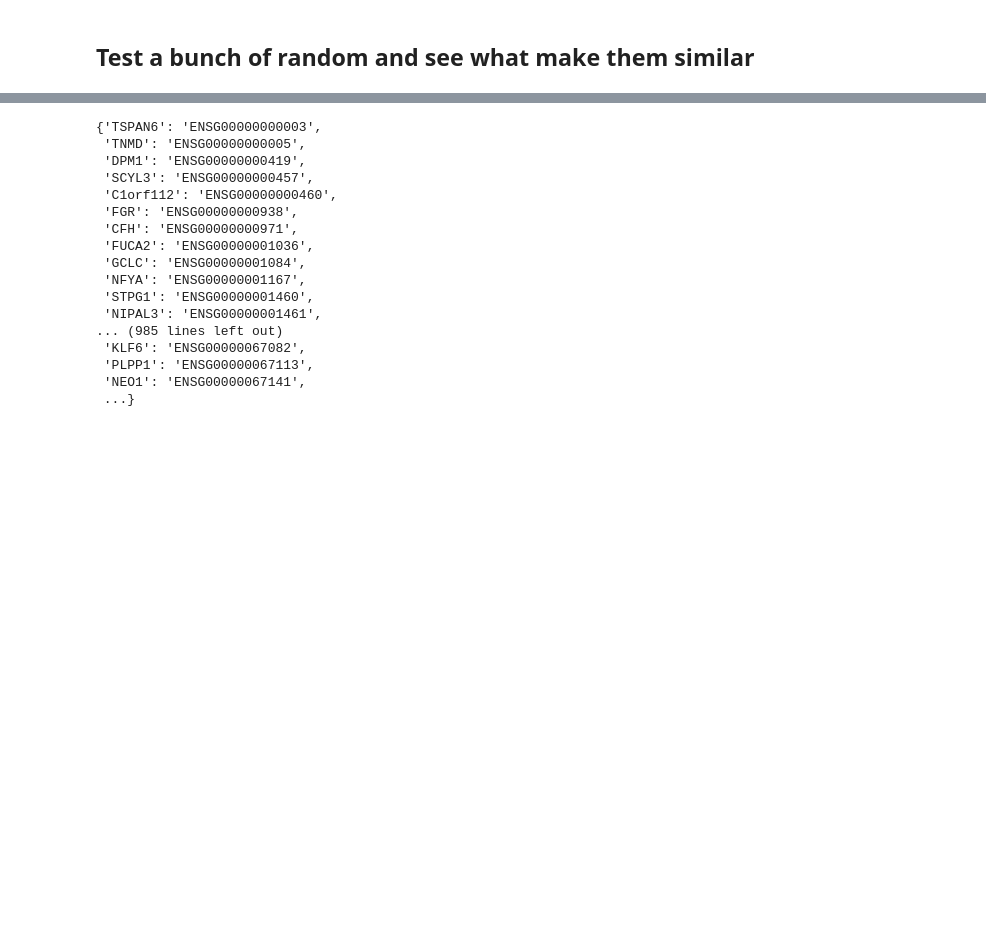
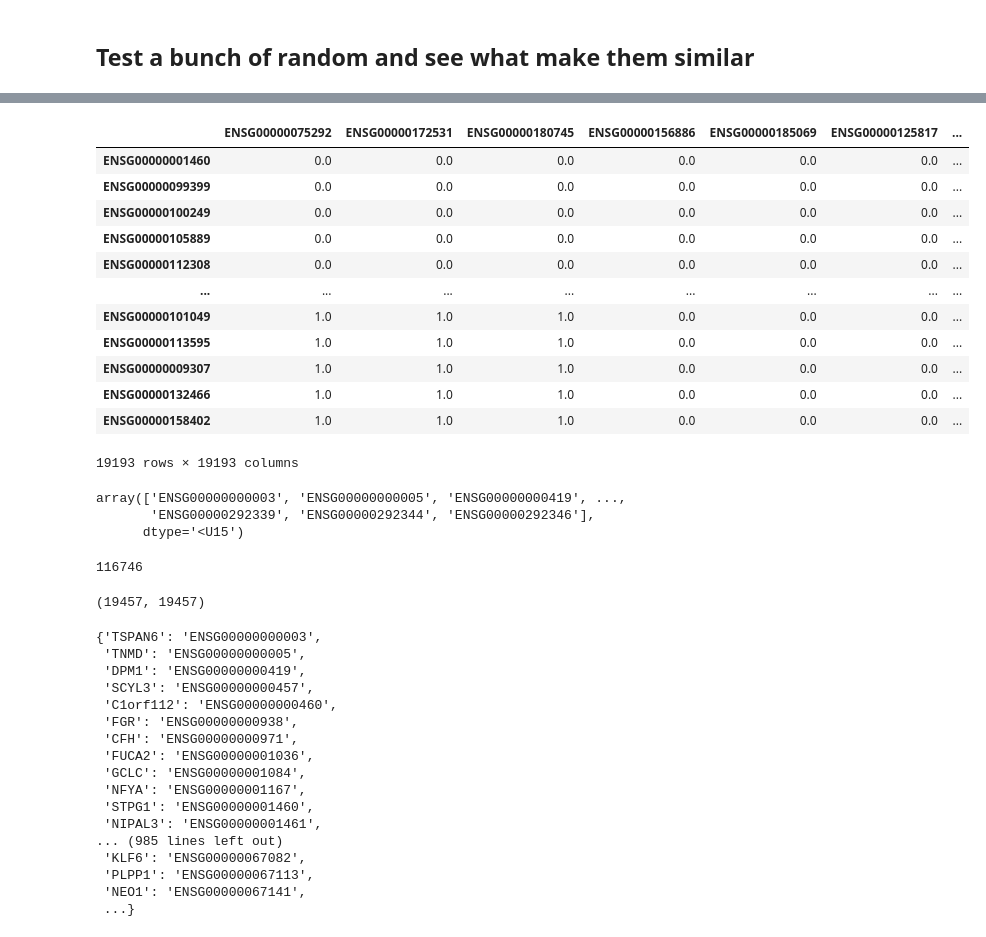
Before and after one commit to jkobject/scPRINT, a Jupyter notebook: notebooks/assessments/GRNBenchmark_2.ipynb, the cells around one changed output, grey strips where cells are left out. Saved outputs shown, nothing was run; the diff lists cells and outputs as text; code cells hidden in the pictures; blank space fills up the shorter version.

```diff
--- a/notebooks/assessments/GRNBenchmark_2.ipynb
+++ b/notebooks/assessments/GRNBenchmark_2.ipynb
@@ -148,3 +187,33 @@ gt = get_GTdb()
+# %%
+gt = gt.sort_index()
+# %% [output]
+|  | ENSG00000075292 | ENSG00000172531 | ENSG00000180745 | ENSG00000156886 | ENSG00000185069 | ENSG00000125817 | ... |
+| ENSG00000001460 | 0.0 | 0.0 | 0.0 | 0.0 | 0.0 | 0.0 | ... |
+| ENSG00000099399 | 0.0 | 0.0 | 0.0 | 0.0 | 0.0 | 0.0 | ... |
+| ENSG00000100249 | 0.0 | 0.0 | 0.0 | 0.0 | 0.0 | 0.0 | ... |
+| ENSG00000105889 | 0.0 | 0.0 | 0.0 | 0.0 | 0.0 | 0.0 | ... |
+| ENSG00000112308 | 0.0 | 0.0 | 0.0 | 0.0 | 0.0 | 0.0 | ... |
+| ... | ... | ... | ... | ... | ... | ... | ... |
+| ENSG00000101049 | 1.0 | 1.0 | 1.0 | 0.0 | 0.0 | 0.0 | ... |
+| ENSG00000113595 | 1.0 | 1.0 | 1.0 | 0.0 | 0.0 | 0.0 | ... |
+| ENSG00000009307 | 1.0 | 1.0 | 1.0 | 0.0 | 0.0 | 0.0 | ... |
+| ENSG00000132466 | 1.0 | 1.0 | 1.0 | 0.0 | 0.0 | 0.0 | ... |
+| ENSG00000158402 | 1.0 | 1.0 | 1.0 | 0.0 | 0.0 | 0.0 | ... |
+19193 rows × 19193 columns
+# %%
+grn_inferer.curr_genes
+# %% [output]
+array(['ENSG00000000003', 'ENSG00000000005', 'ENSG00000000419', ...,
+       'ENSG00000292339', 'ENSG00000292344', 'ENSG00000292346'],
+      dtype='<U15')
+# %%
+adj.argmax()
+# %% [output]
+116746
+# %%
+adj.shape
+# %% [output]
+(19457, 19457)
 # %%
 from scdataloader.utils import load_genes
 # %%
```
Also changed, not shown: parts of 16 cells of this notebook, 5 other files.
